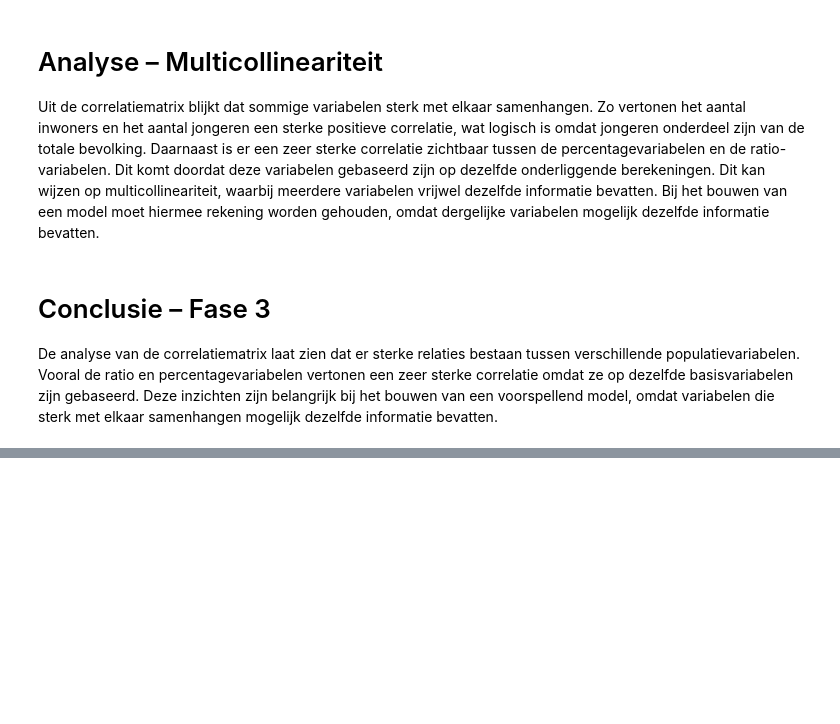
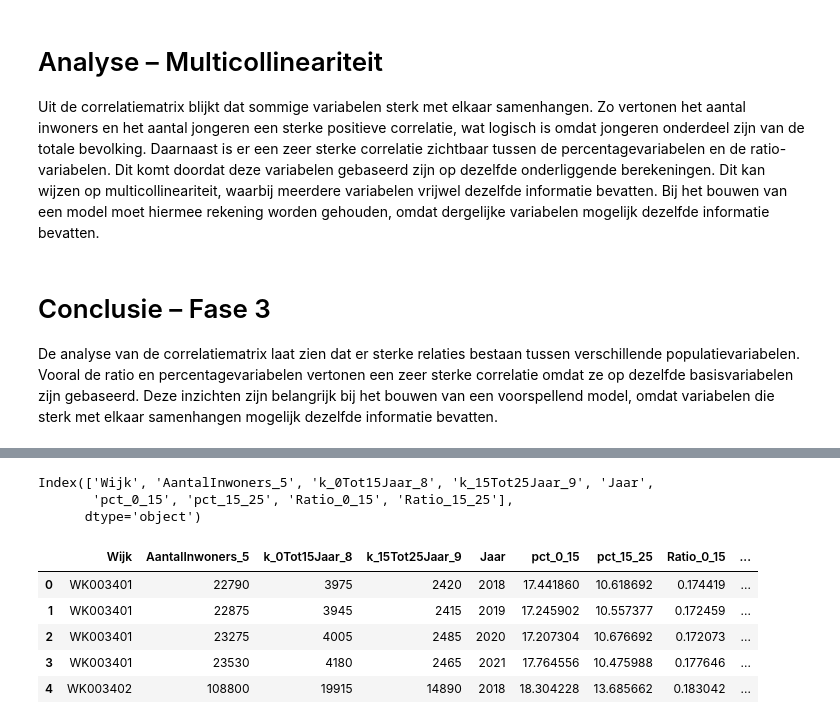
Before and after one commit to Ismael-991/almere-jeugd-voorspelling, a Jupyter notebook: notebooks/individual/Mohammed_notebook.ipynb, the cells around one changed output, grey strips where cells are left out. Cells and saved outputs as stored; diff of their text form; code cells hidden in the pictures; blank space fills up the shorter version.

```diff
--- a/notebooks/individual/Mohammed_notebook.ipynb
+++ b/notebooks/individual/Mohammed_notebook.ipynb
@@ -299,0 +303,22 @@ De analyse van de correlatiematrix laat zien dat er sterke relaties bestaan tuss
+# %%
+df = pd.read_csv("../../data/processed/df_v11_peildatum_numeriek.csv")
+df = df.drop(columns=["jaar"])  #V11 had twee verschillende kolommen voor jaar, hier verwijder ik een van de kolommen
+
+print(df.columns)
+df.head()
+
+df.to_csv("../../data/processed/df_v12_model_ready.csv", index=False) # nieuwe versie van dataset opslaan zodat deze klaar is voor het model
+# %% [output]
+Index(['Wijk', 'AantalInwoners_5', 'k_0Tot15Jaar_8', 'k_15Tot25Jaar_9', 'Jaar',
+       'pct_0_15', 'pct_15_25', 'Ratio_0_15', 'Ratio_15_25'],
+      dtype='object')
+# %%
+df = pd.read_csv("../../data/processed/df_v12_model_ready.csv")
+df.head()
+# %% [output]
+|  | Wijk | AantalInwoners_5 | k_0Tot15Jaar_8 | k_15Tot25Jaar_9 | Jaar | pct_0_15 | pct_15_25 | Ratio_0_15 | ... |
+| 0 | WK003401 | 22790 | 3975 | 2420 | 2018 | 17.441860 | 10.618692 | 0.174419 | ... |
+| 1 | WK003401 | 22875 | 3945 | 2415 | 2019 | 17.245902 | 10.557377 | 0.172459 | ... |
+| 2 | WK003401 | 23275 | 4005 | 2485 | 2020 | 17.207304 | 10.676692 | 0.172073 | ... |
+| 3 | WK003401 | 23530 | 4180 | 2465 | 2021 | 17.764556 | 10.475988 | 0.177646 | ... |
+| 4 | WK003402 | 108800 | 19915 | 14890 | 2018 | 18.304228 | 13.685662 | 0.183042 | ... |
```
Also changed, not shown: parts of 8 cells of this notebook, 1 other file.
